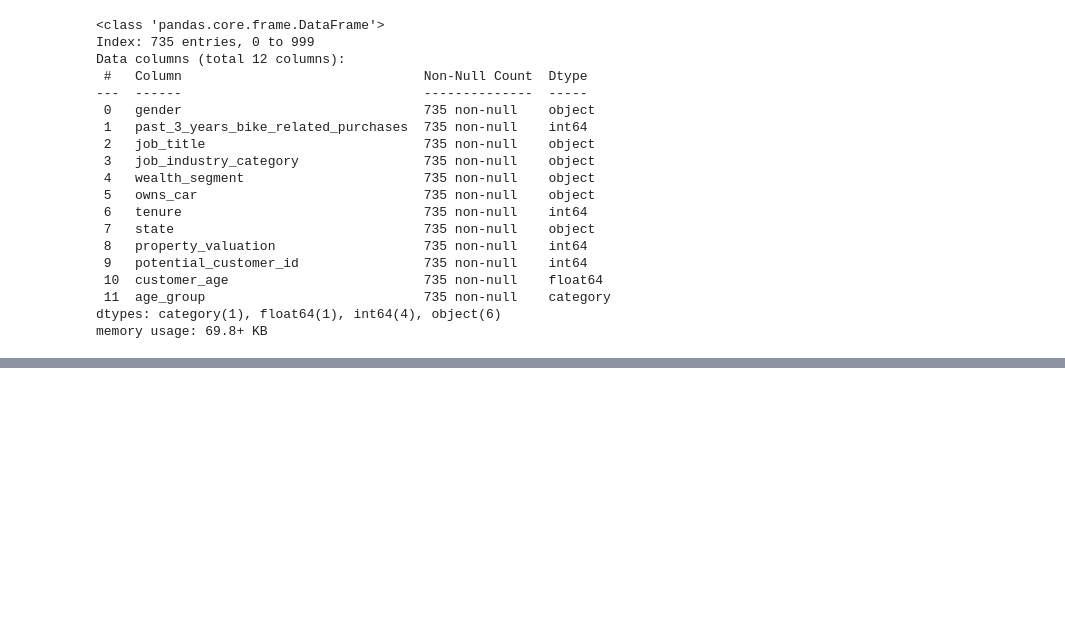
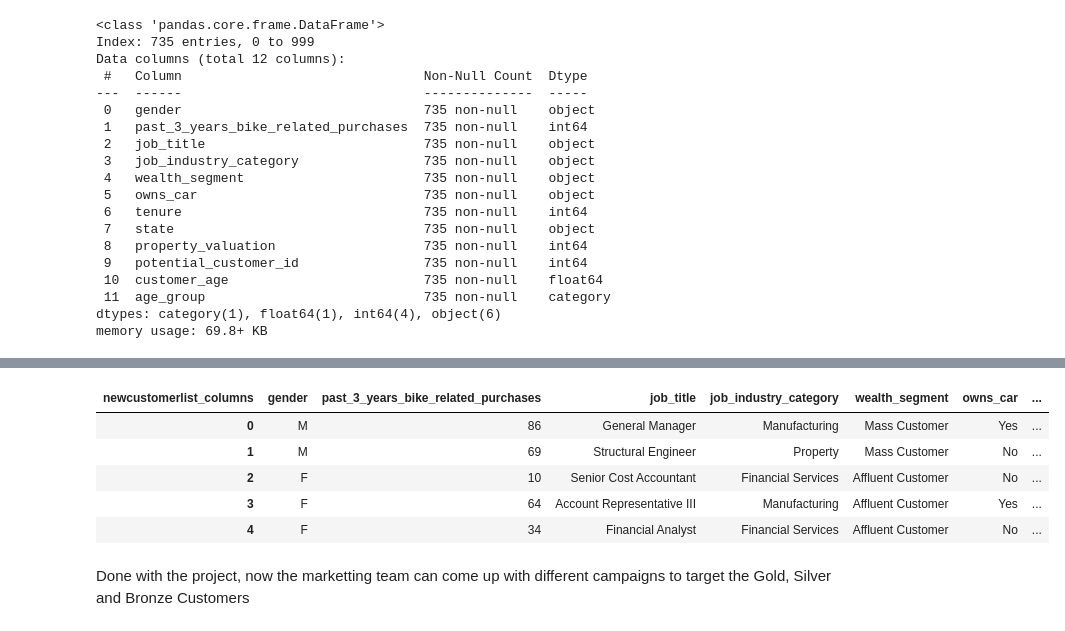
Before and after one commit to notcostheta/internship-speedrun, a Jupyter notebook: kpmg/task3.ipynb, the cells around one changed output, grey strips where cells are left out. Cells and saved outputs as stored; diff of their text form; code cells hidden in the pictures; blank space fills up the shorter version.

```diff
--- a/kpmg/task3.ipynb
+++ b/kpmg/task3.ipynb
@@ -385,0 +571,25 @@ numerical_cols = ["past_3_years_bike_related_purchases", "tenure", "property_val
+# %%
+# Making the train-test split
+
+from sklearn.model_selection import train_test_split
+
+data_train, data_test, target_train, target_test = train_test_split(
+    data, target, test_size=0.2, random_state=42
+)
+# %%
+from sklearn.ensemble import HistGradientBoostingClassifier
+from sklearn.preprocessing import OrdinalEncoder
+
+categorical_preprocessor = OrdinalEncoder(
+    handle_unknown="use_encoded_value", unknown_value=-1
+)
+
+preprocessor = ColumnTransformer(
+    [("cat-preprocessor", categorical_preprocessor, category_columns)],
+    remainder="passthrough",
+)
+
+hgradmodel = make_pipeline(preprocessor, HistGradientBoostingClassifier())
+# %%
+%%time
+_ = hgradmodel.fit(data_train, target_train)
@@ -385,0 +728,15 @@ numerical_cols = ["past_3_years_bike_related_purchases", "tenure", "property_val
+# %%
+# Adding the predictions to the csv
+
+predictions['prediction_col'] = hgradmodel.predict(predictions)
+predictions.to_csv('predictions.csv', index=False)
+predictions.head()
+# %% [output]
+| newcustomerlist_columns | gender | past_3_years_bike_related_purchases | job_title | job_industry_category | wealth_segment | owns_car | ... |
+| 0 | M | 86 | General Manager | Manufacturing | Mass Customer | Yes | ... |
+| 1 | M | 69 | Structural Engineer | Property | Mass Customer | No | ... |
+| 2 | F | 10 | Senior Cost Accountant | Financial Services | Affluent Customer | No | ... |
+| 3 | F | 64 | Account Representative III | Manufacturing | Affluent Customer | Yes | ... |
+| 4 | F | 34 | Financial Analyst | Financial Services | Affluent Customer | No | ... |
+# %% [markdown]
+Done with the project, now the marketting team can come up with different campaigns to target the Gold, Silver and Bronze Customers
```
Also changed, not shown: parts of 54 cells of this notebook, 4 other files.
